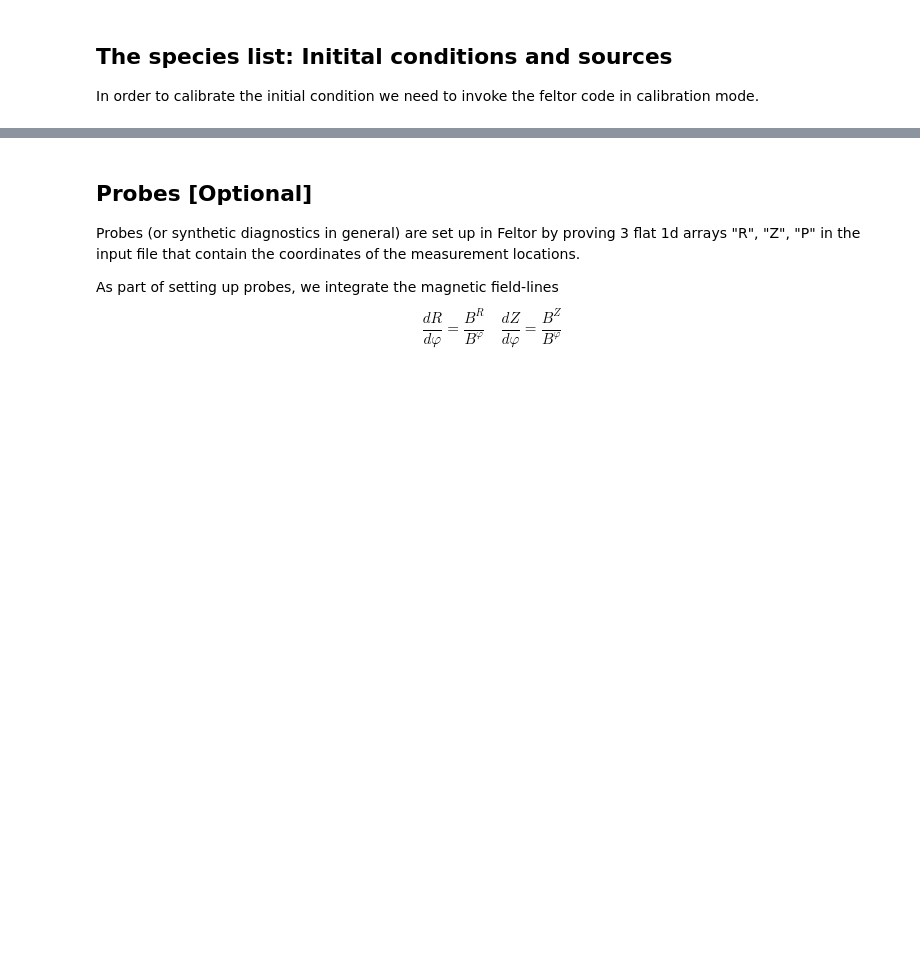
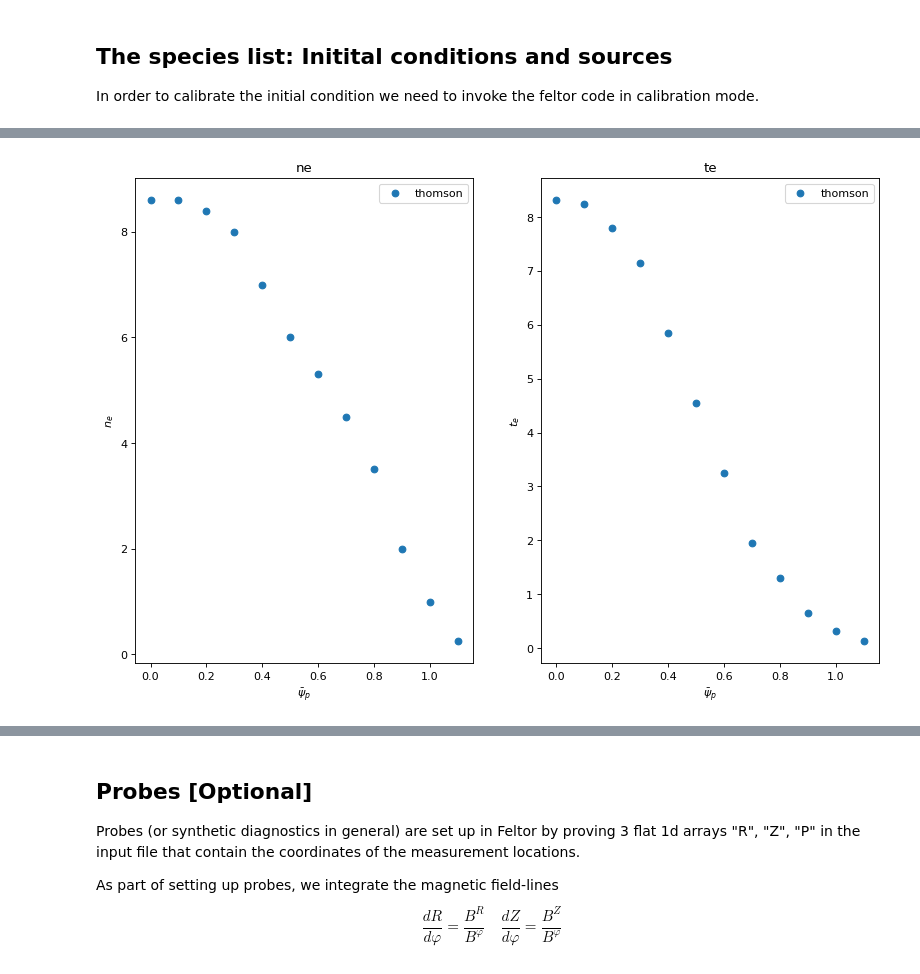
Before and after one commit to mwiesenberger/feltorutilities, a Jupyter notebook: thermal/COMPASS-setup.ipynb, the cells around one changed output, grey strips where cells are left out. Saved outputs shown, nothing was run; the diff lists cells and outputs as text; code cells hidden in the pictures; blank space fills up the shorter version.

```diff
--- a/thermal/COMPASS-setup.ipynb
+++ b/thermal/COMPASS-setup.ipynb
@@ -286,0 +330,29 @@ The only other two parameters that you may want to revisit after running test si
+# %%
+# Experimental data (Here synthetically hand-picked from COMPASS Panek paper,
+# Replace with real experimental measurements!
+# Don't forget to normalise the data!
+psinorm = np.array([0,0.1,0.2,0.3,0.4,0.5,0.6,0.7,0.8,0.9,1.0,1.1]) # we here assume that psinorm = 1-psi/psiO
+ne_exp = np.array([8.6,8.6,8.4,8,7,6,5.3,4.5,3.5,2,1,0.25])*1e19/params["n_0"] / 1e19
+te_exp = np.array([640,635,600,550,450,350,250,150,100,50,25,10])/params["T_e"]
+# %%
+# 1. Plot the experimentally read profiles
+fcols = 2
+frows = 1
+fig,axs=plt.subplots(frows,fcols,figsize=(fcols*6,frows*4.5*grid_ratio),
+                         dpi= 80, facecolor='w', edgecolor='k')
+ax = axs[0]
+ax.scatter( psinorm, ne_exp, label = 'thomson' )
+ax.set_title( "ne")
+ax.set_xlabel( r"$\bar \psi_p$")
+ax.set_ylabel( r"$n_{e}$")
+ax.legend()
+ax = axs[1]
+ax.scatter(psinorm, te_exp, label = 'thomson' )
+ax.set_title( "te")
+ax.set_xlabel( r"$\bar \psi_p$")
+ax.set_ylabel( r"$t_{e}$")
+ax.legend()
+# plt.savefig( 'figures/thomson.png',bbox_inches='tight')
+plt.show()
+# %% [output]
+[figure, added]
```
Also changed, not shown: parts of 14 cells of this notebook, 1 other file.
